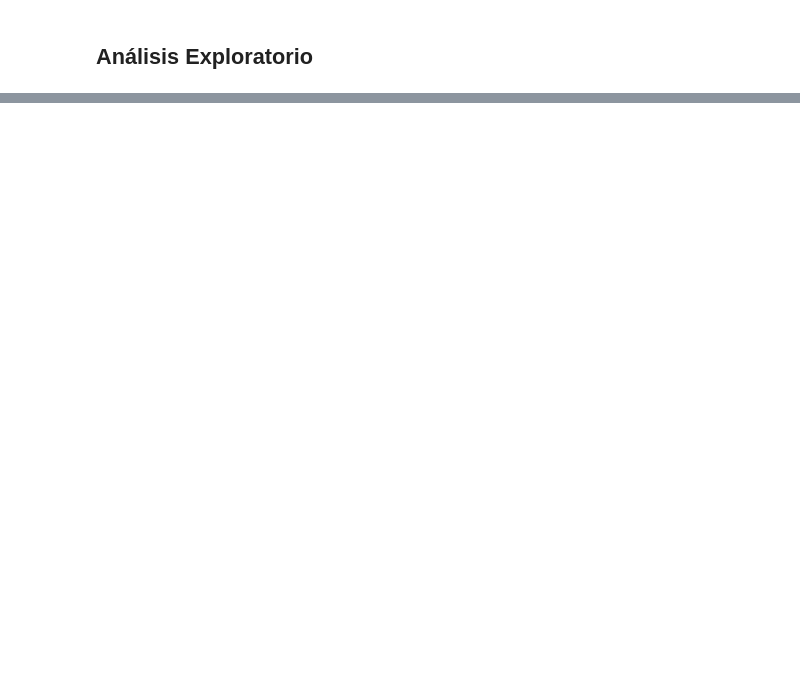
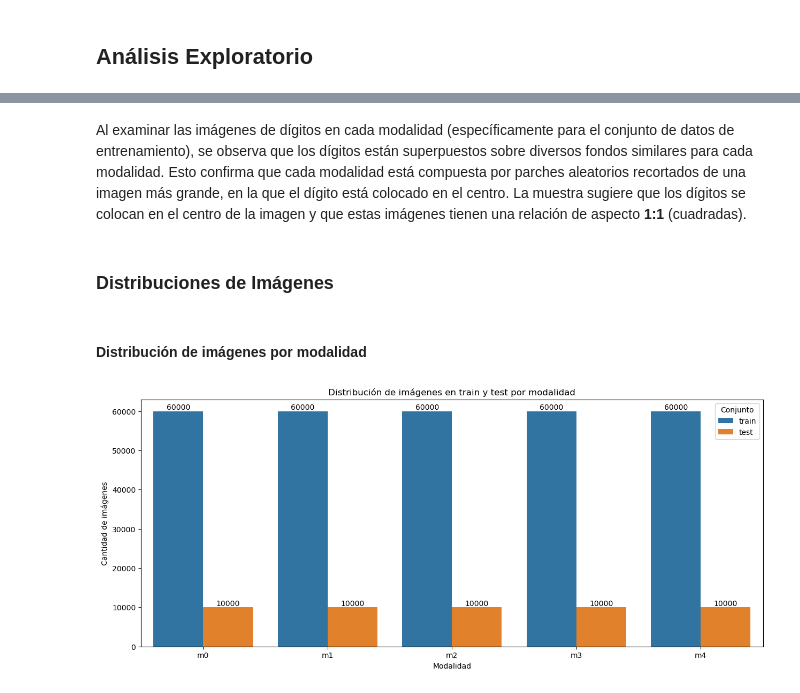
Before and after one commit to LeivaDiego/Lab4-DataScience, a Jupyter notebook: Lab4_CNN.ipynb, the cells around one changed output, grey strips where cells are left out. Drawn from its saved outputs; the diff is of its cells as text; code cells hidden in the pictures; blank space fills up the shorter version.

```diff
--- a/Lab4_CNN.ipynb
+++ b/Lab4_CNN.ipynb
@@ -194,0 +138,49 @@ plot_sample_images(train_df, modalities=['m0', 'm1', 'm2', 'm3', 'm4'], digits=r
+# %% [markdown]
+Al examinar las imágenes de dígitos en cada modalidad (específicamente para el conjunto de datos de entrenamiento), se observa que los dígitos están superpuestos sobre diversos fondos similares para cada modalidad. Esto confirma que cada modalidad está compuesta por parches aleatorios recortados de una imagen más grande, en la que el dígito está colocado en el centro. La muestra sugiere que los dígitos se colocan en el centro de la imagen y que estas imágenes tienen una relación de aspecto **1:1** (cuadradas).
+# %% [markdown]
+### Distribuciones de Imágenes
+# %%
+def count_images_by_digit_and_mode(dataset_path):
+    """
+    Contar el número de imágenes por dígito y modo (entrenamiento o prueba).
+
+    Args:
+        dataset_path (str): Ruta del conjunto de datos.
+
+    Returns:
+        pd.DataFrame: DataFrame con el conteo de imágenes por dígito y modo.
+    """
+    data = []
+
+    for mode in ['train', 'test']:
+        mode_path = os.path.join(dataset_path, mode)
+        for modality in modalities:
+            modality_path = os.path.join(mode_path, modality)
+            for img_name in os.listdir(modality_path):
+                digit = img_name.split('.')[1]
+                data.append((mode, modality, digit))
+
+    df = pd.DataFrame(data, columns=['mode', 'modality', 'digit'])
+    return df
+# %% [markdown]
+#### Distribución de imágenes por modalidad
+# %%
+# Contar las imágenes por dígito y modalidad
+df_counts = count_images_by_digit_and_mode('dataset')
+
+# Graficar la distribución de imágenes en train y test por modalidad
+plt.figure(figsize=(15, 6))
+ax = sns.countplot(data=df_counts, x='modality', hue='mode')
+
+# Etiquetas en las barras con la cantidad de imágenes
+for container in ax.containers:
+    ax.bar_label(container)
+
+# Configuración de la gráfica
+plt.title('Distribución de imágenes en train y test por modalidad')
+plt.legend(title='Conjunto')
+plt.xlabel('Modalidad')
+plt.ylabel('Cantidad de imágenes')
+plt.show()
+# %% [output]
+[figure, added]
```
Also changed, not shown: parts of 24 cells of this notebook.
